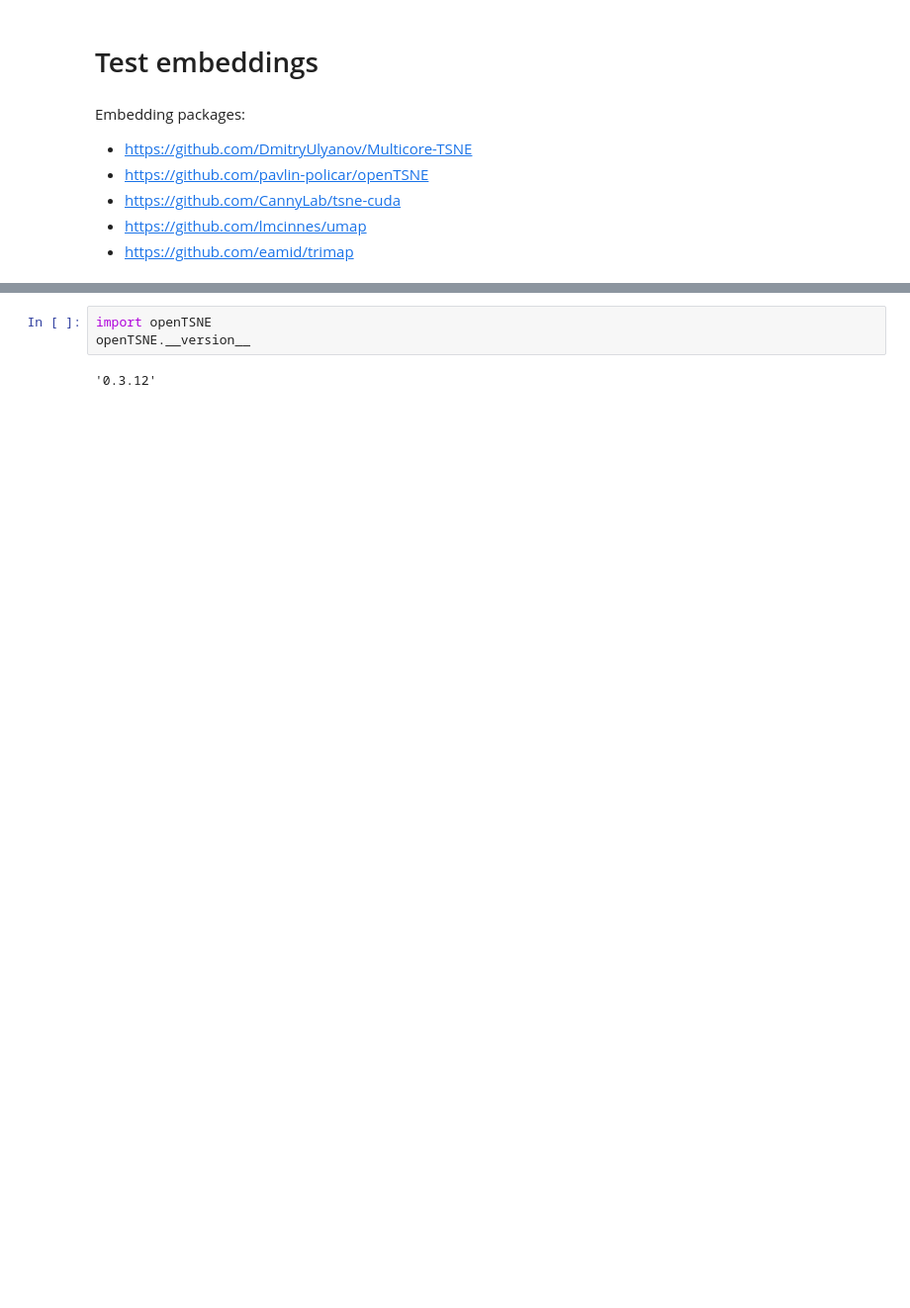
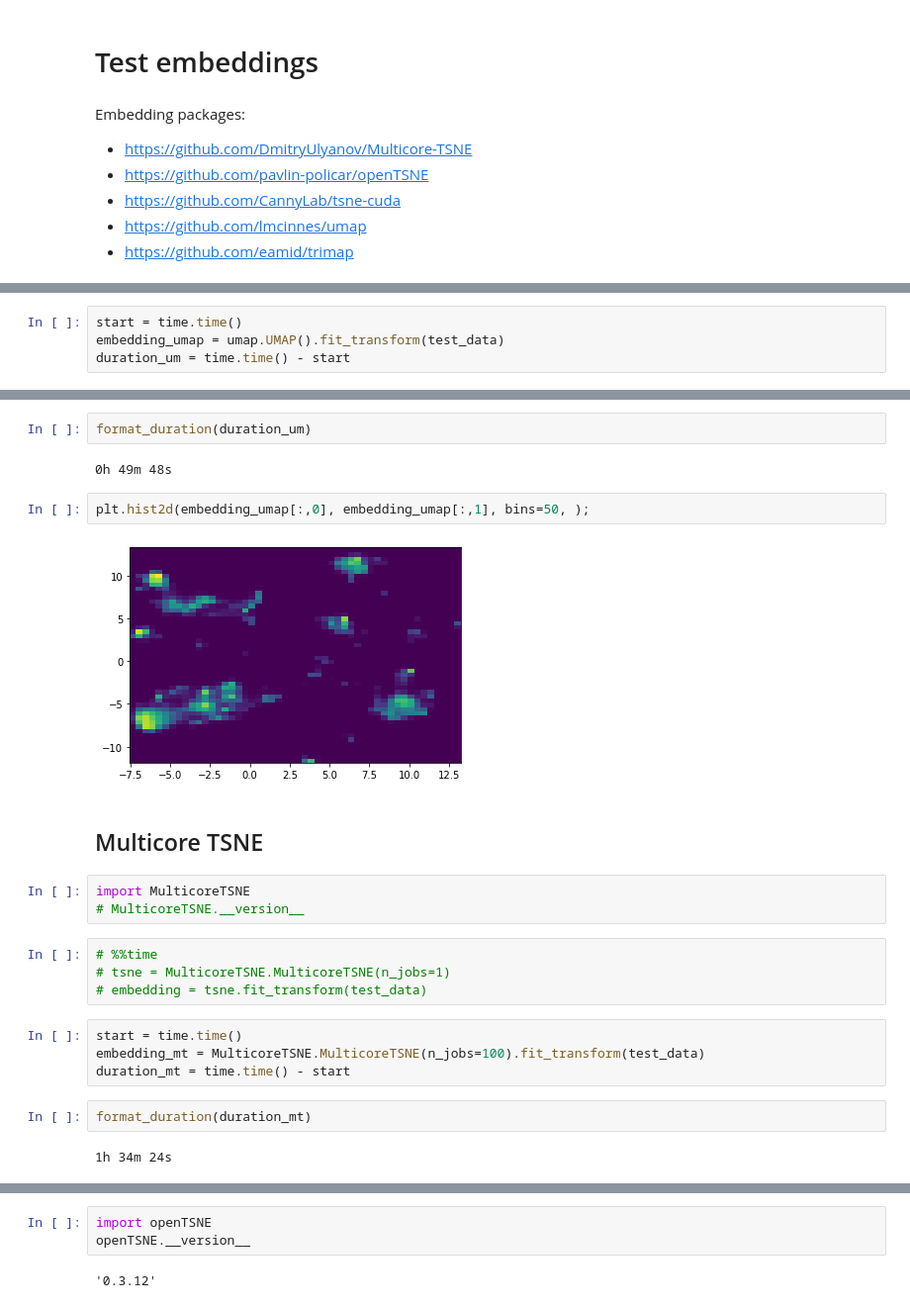
Before and after one commit to mariaxen/butterfly, a Jupyter notebook: notebooks/martin_003_deepinsight-single-cell.ipynb, the cells around one changed output, grey strips where cells are left out. Shown: that part at 99% size. Cells and saved outputs as stored; diff of their text form; blank space fills up the shorter version.

```diff
--- a/notebooks/martin_003_deepinsight-single-cell.ipynb
+++ b/notebooks/martin_003_deepinsight-single-cell.ipynb
@@ -105,0 +151,4 @@ plt.scatter(embedding[:,0], embedding[:,1])
+# %%
+start = time.time()
+embedding_umap = umap.UMAP().fit_transform(test_data)
+duration_um = time.time() - start
@@ -105,0 +173,25 @@ plt.scatter(embedding[:,0], embedding[:,1])
+# %%
+format_duration(duration_um)
+# %% [output]
+0h 49m 48s
+# %%
+plt.hist2d(embedding_umap[:,0], embedding_umap[:,1], bins=50, );
+# %% [output]
+[figure, added]
+# %% [markdown]
+## Multicore TSNE
+# %%
+import MulticoreTSNE
+# MulticoreTSNE.__version__
+# %%
+# %%time
+# tsne = MulticoreTSNE.MulticoreTSNE(n_jobs=1)
+# embedding = tsne.fit_transform(test_data)
+# %%
+start = time.time()
+embedding_mt = MulticoreTSNE.MulticoreTSNE(n_jobs=100).fit_transform(test_data)
+duration_mt = time.time() - start
+# %%
+format_duration(duration_mt)
+# %% [output]
+1h 34m 24s
```
Also changed, not shown: parts of 94 cells of this notebook, 7 other files.
